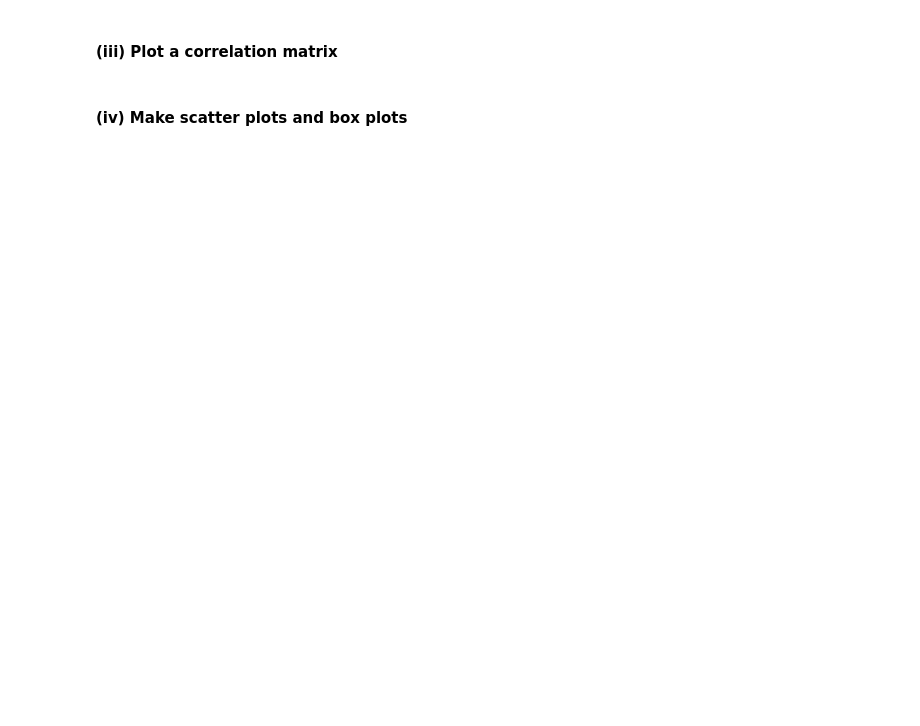
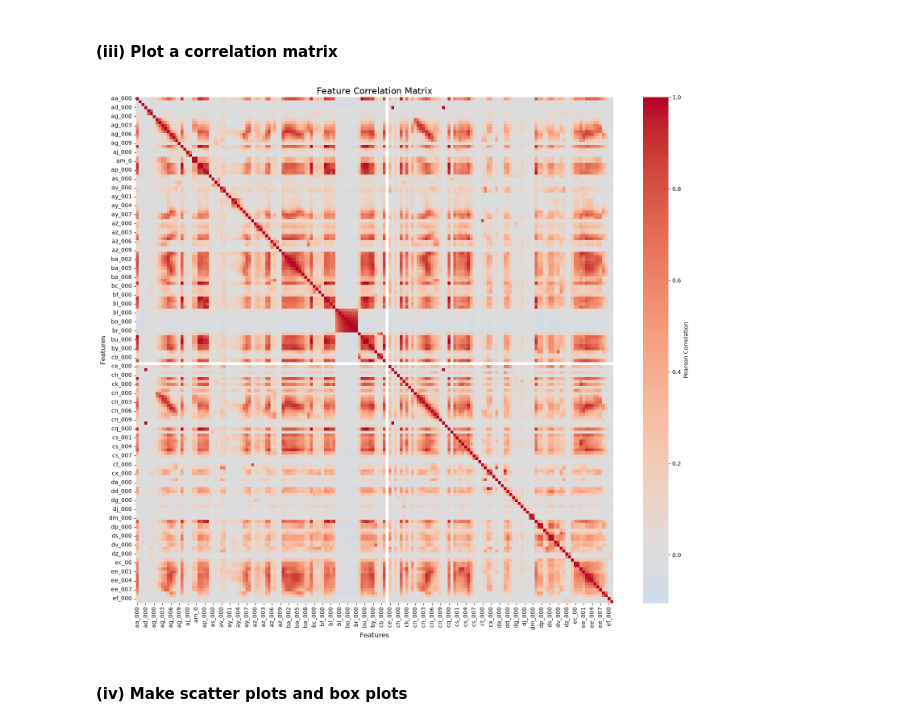
Before and after one commit to Brice12347/DCSI552_HW6, a Jupyter notebook: Patchou_Brice_HW6.ipynb, the cells around one changed output. Cells and saved outputs as stored; diff of their text form; code cells hidden in the pictures; blank space fills up the shorter version.

```diff
--- a/Patchou_Brice_HW6.ipynb
+++ b/Patchou_Brice_HW6.ipynb
@@ -19,2 +48,26 @@ Import packages
+# %%
+
+
+# features = df.drop(columns=['class'])
+# labels = df['class']
+
+# train_medians = features.median()
+
+
+# features_imputed = features.fillna(train_medians)
+
+# train_df_imputed = features_imputed.copy()
+# train_df_imputed['class'] = labels
+
+# how do i fix this
+
+features = df.drop(columns=['class']).apply(pd.to_numeric, errors='coerce')
+labels = df['class']
+
+train_medians = features.median()
+features_imputed = features.fillna(train_medians)
+
+train_df_imputed = features_imputed.copy()
+train_df_imputed['class'] = labels
 # %% [markdown]
 #### (ii) Calculate the coefficient of variation
@@ -21,4 +110,22 @@ Import packages
 # %% [markdown]
 #### (iii) Plot a correlation matrix
+# %%
+
+# how do i do this
+corr_matrix = features_imputed.corr()
+
+
+plt.figure(figsize=(16, 14))
+
+sns.heatmap(corr_matrix, cmap='coolwarm',center=0,annot=False,cbar_kws={'label': 'Pearson Correlation'})
+
+plt.title('Feature Correlation Matrix', fontsize=16)
+plt.xlabel('Features', fontsize=12)
+plt.ylabel('Features', fontsize=12)
+
+plt.tight_layout()
+plt.show()
+# %% [output]
+[figure, added]
 # %% [markdown]
 #### (iv) Make scatter plots and box plots
```
Also changed, not shown: parts of 19 cells of this notebook, 3 other files.
